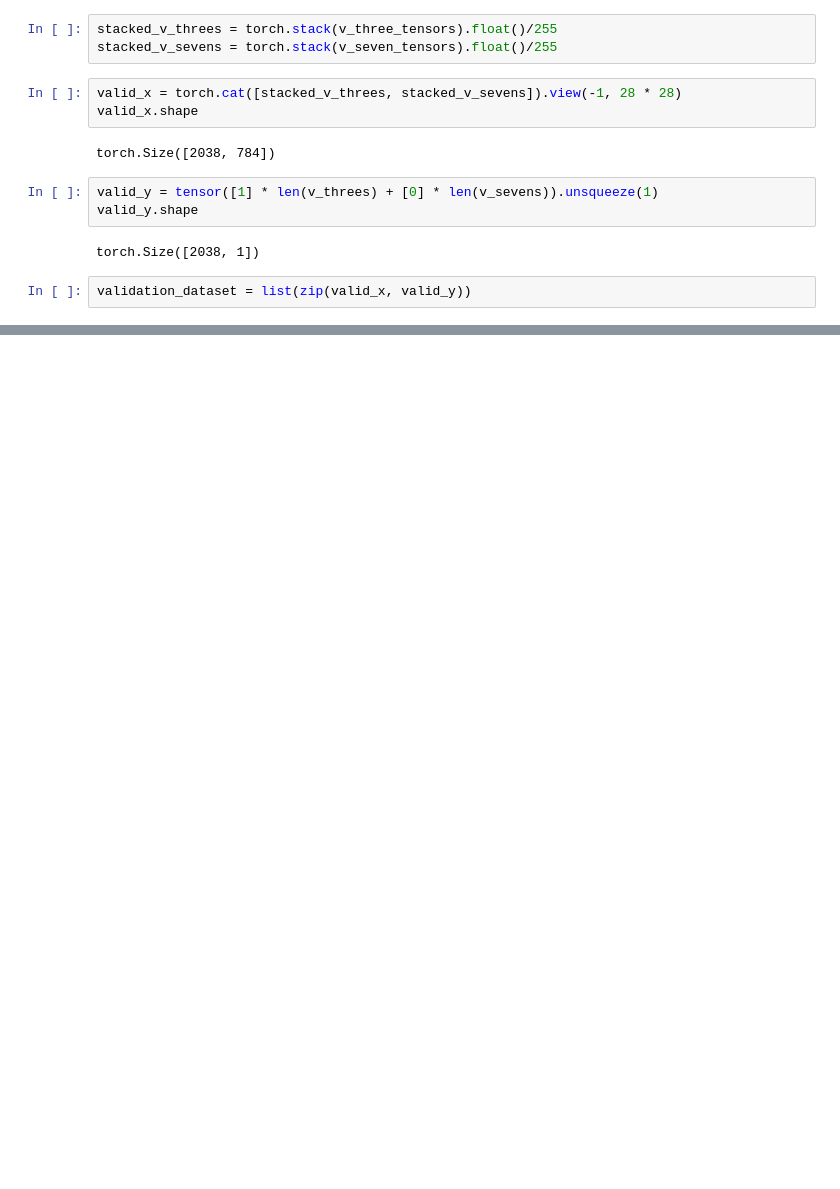
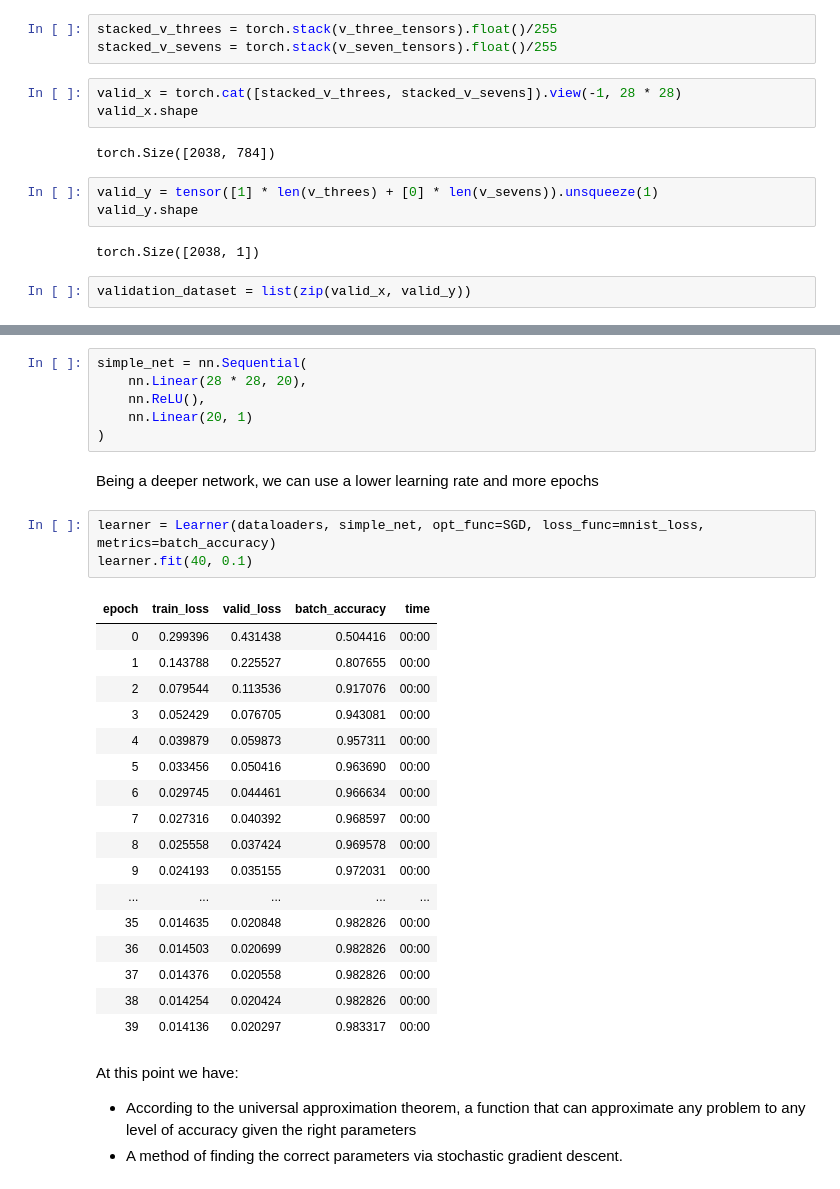
Before and after one commit to programmer-ke/coding-katas, a Jupyter notebook: ipynb/model_from_scratch_mnist.ipynb, the cells around one changed output, grey strips where cells are left out. Saved outputs shown, nothing was run; the diff lists cells and outputs as text; blank space fills up the shorter version.

Commit message:
add steps including simple network

```diff
--- a/ipynb/model_from_scratch_mnist.ipynb
+++ b/ipynb/model_from_scratch_mnist.ipynb
@@ -317,0 +360,33 @@ tensor([[ 3.4429e-02,  1.7063e-03, -3.5834e-03,  3.0296e-03, -8.0531e-03,
+# %%
+simple_net = nn.Sequential(
+    nn.Linear(28 * 28, 20),
+    nn.ReLU(),
+    nn.Linear(20, 1)
+)
+# %% [markdown]
+Being a deeper network, we can use a lower learning rate and more epochs
+# %%
+learner = Learner(dataloaders, simple_net, opt_func=SGD, loss_func=mnist_loss, metrics=batch_accuracy)
+learner.fit(40, 0.1)
+# %% [output]
+| epoch | train_loss | valid_loss | batch_accuracy | time |
+| 0 | 0.299396 | 0.431438 | 0.504416 | 00:00 |
+| 1 | 0.143788 | 0.225527 | 0.807655 | 00:00 |
+| 2 | 0.079544 | 0.113536 | 0.917076 | 00:00 |
+| 3 | 0.052429 | 0.076705 | 0.943081 | 00:00 |
+| 4 | 0.039879 | 0.059873 | 0.957311 | 00:00 |
+| 5 | 0.033456 | 0.050416 | 0.963690 | 00:00 |
+| 6 | 0.029745 | 0.044461 | 0.966634 | 00:00 |
+| 7 | 0.027316 | 0.040392 | 0.968597 | 00:00 |
+| 8 | 0.025558 | 0.037424 | 0.969578 | 00:00 |
+| 9 | 0.024193 | 0.035155 | 0.972031 | 00:00 |
+| ... | ... | ... | ... | ... |
+| 35 | 0.014635 | 0.020848 | 0.982826 | 00:00 |
+| 36 | 0.014503 | 0.020699 | 0.982826 | 00:00 |
+| 37 | 0.014376 | 0.020558 | 0.982826 | 00:00 |
+| 38 | 0.014254 | 0.020424 | 0.982826 | 00:00 |
+| 39 | 0.014136 | 0.020297 | 0.983317 | 00:00 |
+# %% [markdown]
+At this point we have:
+- According to the universal approximation theorem, a function that can approximate any problem to any level of accuracy given the right parameters
+- A method of finding the correct parameters via stochastic gradient descent.
```
Also changed, not shown: parts of 64 cells of this notebook.
